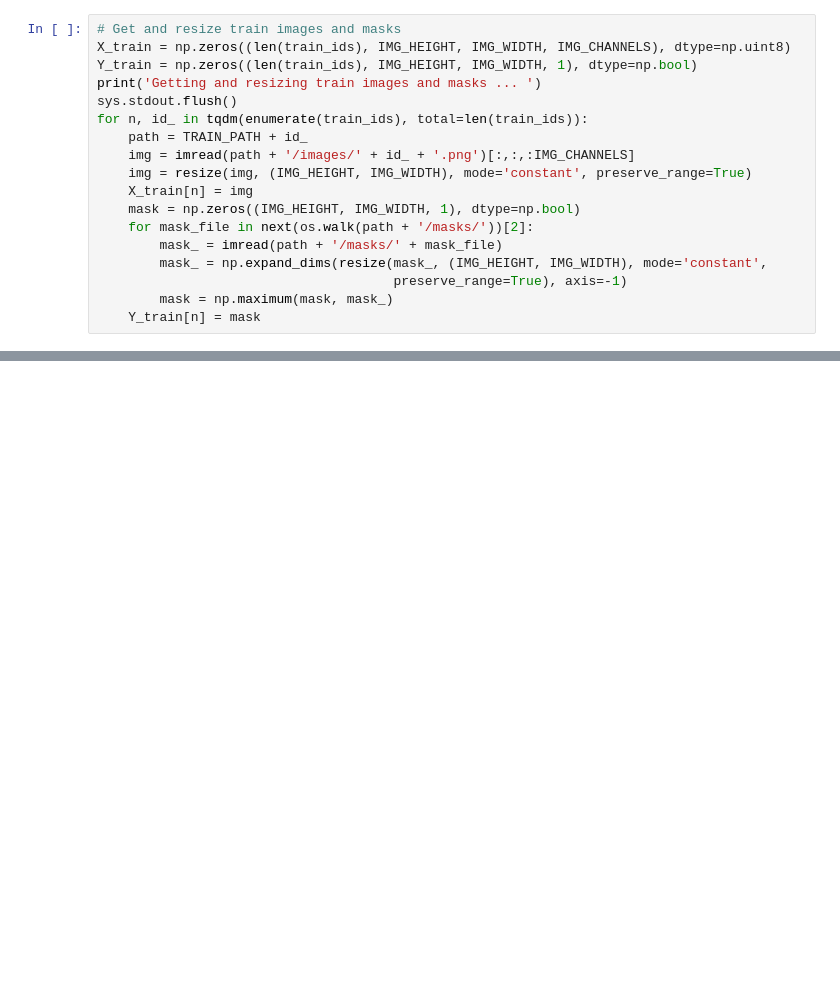
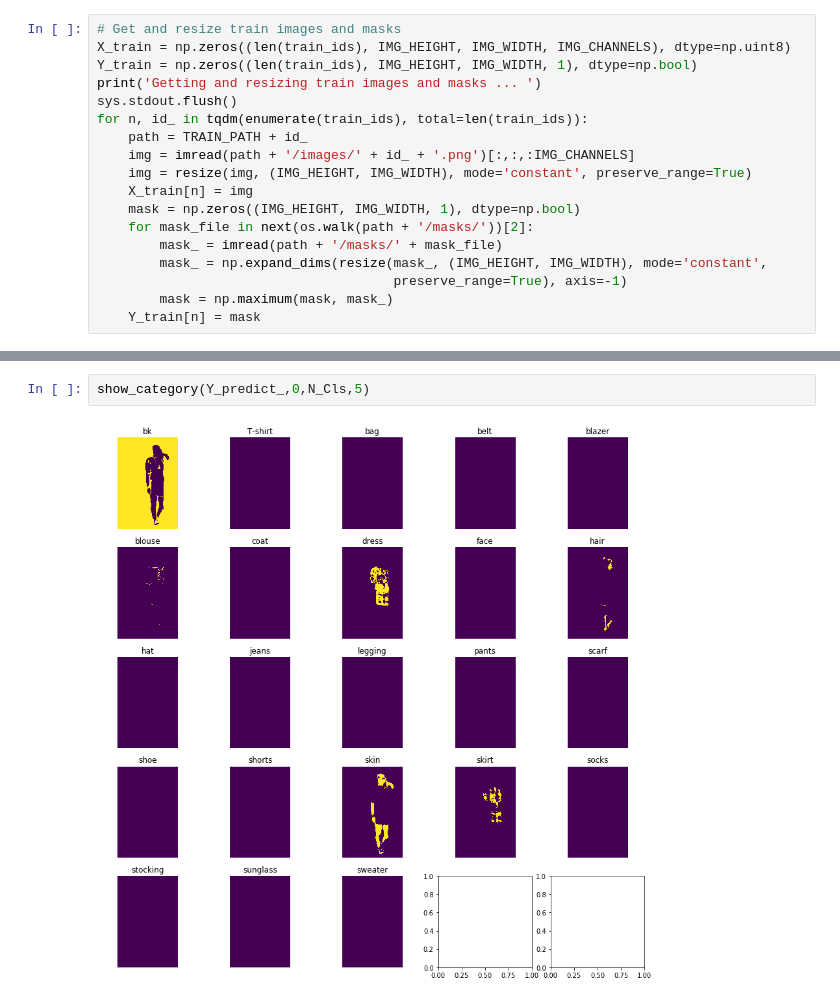
Before and after one commit to suzukiry/unet_fashion_parsing, a Jupyter notebook: unet_fashion_parsing_wip.ipynb, the cells around one changed output, grey strips where cells are left out. Cells and saved outputs as stored; diff of their text form; blank space fills up the shorter version.

```diff
--- a/unet_fashion_parsing_wip.ipynb
+++ b/unet_fashion_parsing_wip.ipynb
@@ -945,0 +1130,4 @@ for n, id_ in tqdm(enumerate(train_ids), total=len(train_ids)):
+# %%
+show_category(Y_predict_,0,N_Cls,5)
+# %% [output]
+[figure, added]
```
Also changed, not shown: parts of 84 cells of this notebook, 5 other files.
